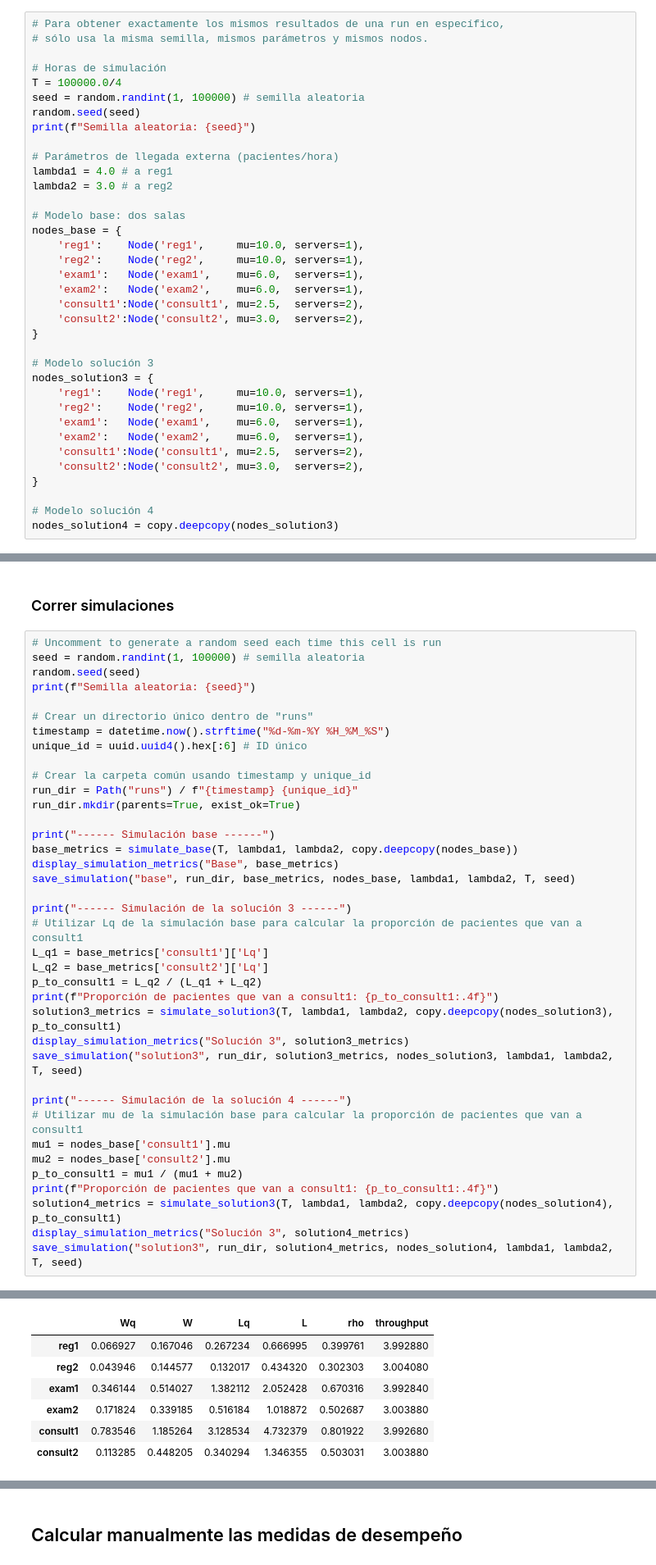
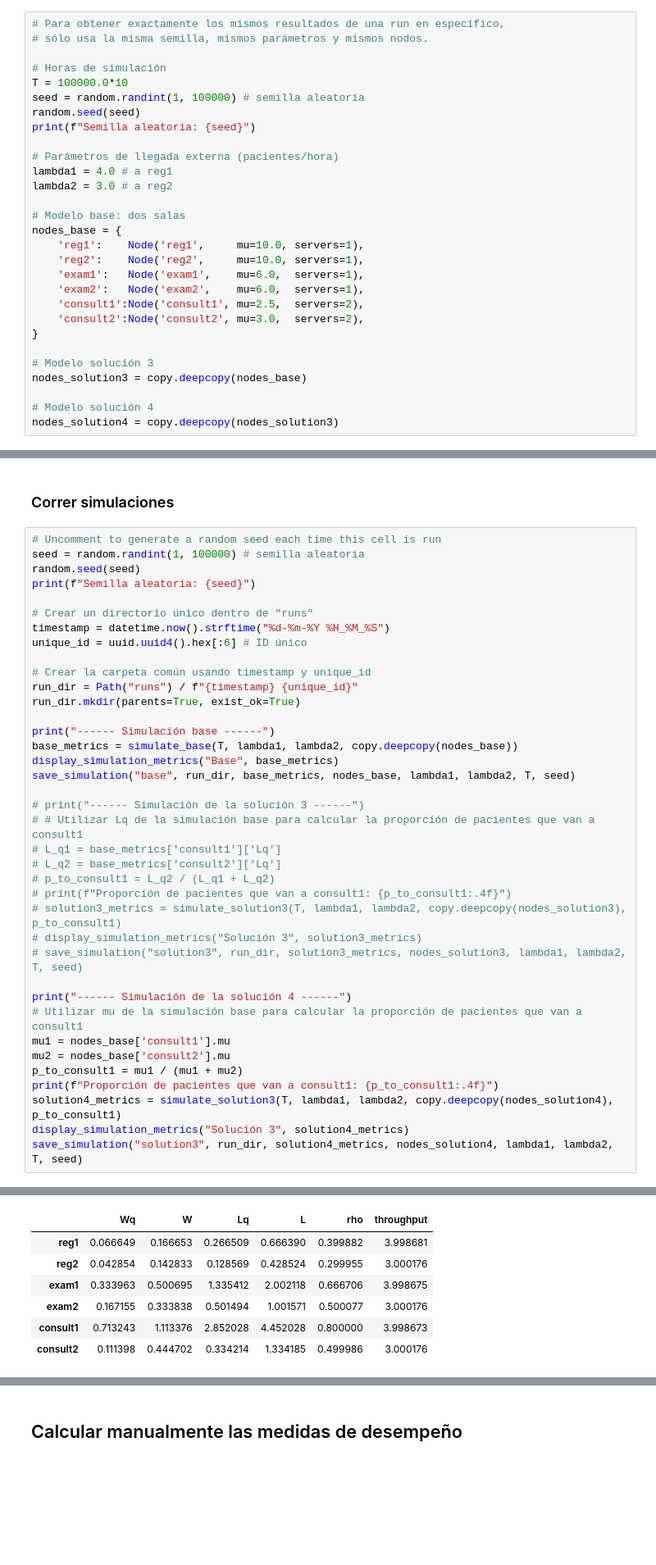
Before and after one commit to AlexisAndradeDev/OperationsResearch_QueuingProject, a Jupyter notebook: IO_Queuing_Simulation.ipynb, the cells around one changed output, grey strips where cells are left out. Shown at 82% size. Saved outputs shown, nothing was run; the diff lists cells and outputs as text; blank space fills up the shorter version.

```diff
--- a/IO_Queuing_Simulation.ipynb
+++ b/IO_Queuing_Simulation.ipynb
@@ -436,7 +438,7 @@ def display_simulation_metrics(simulation_name: str, metrics: dict[str, dict[str
 # sólo usa la misma semilla, mismos parámetros y mismos nodos.
 
 # Horas de simulación
-T = 100000.0/4
+T = 100000.0*10
 seed = random.randint(1, 100000) # semilla aleatoria
 random.seed(seed)
 print(f"Semilla aleatoria: {seed}")
@@ -456,14 +458,7 @@ nodes_base = {
 }
 
 # Modelo solución 3
-nodes_solution3 = {
-    'reg1':    Node('reg1',     mu=10.0, servers=1),
-    'reg2':    Node('reg2',     mu=10.0, servers=1),
-    'exam1':   Node('exam1',    mu=6.0,  servers=1),
-    'exam2':   Node('exam2',    mu=6.0,  servers=1),
-    'consult1':Node('consult1', mu=2.5,  servers=2),
-    'consult2':Node('consult2', mu=3.0,  servers=2),
-}
+nodes_solution3 = copy.deepcopy(nodes_base)
 
 # Modelo solución 4
 nodes_solution4 = copy.deepcopy(nodes_solution3)
@@ -490,15 +485,15 @@ base_metrics = simulate_base(T, lambda1, lambda2, copy.deepcopy(nodes_base))
 display_simulation_metrics("Base", base_metrics)
 save_simulation("base", run_dir, base_metrics, nodes_base, lambda1, lambda2, T, seed)
 
-print("------ Simulación de la solución 3 ------")
-# Utilizar Lq de la simulación base para calcular la proporción de pacientes que van a consult1
-L_q1 = base_metrics['consult1']['Lq']
-L_q2 = base_metrics['consult2']['Lq']
-p_to_consult1 = L_q2 / (L_q1 + L_q2)
-print(f"Proporción de pacientes que van a consult1: {p_to_consult1:.4f}")
-solution3_metrics = simulate_solution3(T, lambda1, lambda2, copy.deepcopy(nodes_solution3), p_to_consult1)
-display_simulation_metrics("Solución 3", solution3_metrics)
-save_simulation("solution3", run_dir, solution3_metrics, nodes_solution3, lambda1, lambda2, T, seed)
+# print("------ Simulación de la solución 3 ------")
+# # Utilizar Lq de la simulación base para calcular la proporción de pacientes que van a consult1
+# L_q1 = base_metrics['consult1']['Lq']
+# L_q2 = base_metrics['consult2']['Lq']
+# p_to_consult1 = L_q2 / (L_q1 + L_q2)
+# print(f"Proporción de pacientes que van a consult1: {p_to_consult1:.4f}")
+# solution3_metrics = simulate_solution3(T, lambda1, lambda2, copy.deepcopy(nodes_solution3), p_to_consult1)
+# display_simulation_metrics("Solución 3", solution3_metrics)
+# save_simulation("solution3", run_dir, solution3_metrics, nodes_solution3, lambda1, lambda2, T, seed)
 
 print("------ Simulación de la solución 4 ------")
 # Utilizar mu de la simulación base para calcular la proporción de pacientes que van a consult1
@@ -514,9 +509,9 @@ Semilla aleatoria: 90844
 ------ Simulación base ------
 Resultados de la simulación: Base
 |  | Wq | W | Lq | L | rho | throughput |
-| reg1 | 0.066927 | 0.167046 | 0.267234 | 0.666995 | 0.399761 | 3.992880 |
-| reg2 | 0.043946 | 0.144577 | 0.132017 | 0.434320 | 0.302303 | 3.004080 |
-| exam1 | 0.346144 | 0.514027 | 1.382112 | 2.052428 | 0.670316 | 3.992840 |
-| exam2 | 0.171824 | 0.339185 | 0.516184 | 1.018872 | 0.502687 | 3.003880 |
-| consult1 | 0.783546 | 1.185264 | 3.128534 | 4.732379 | 0.801922 | 3.992680 |
-| consult2 | 0.113285 | 0.448205 | 0.340294 | 1.346355 | 0.503031 | 3.003880 |
+| reg1 | 0.066649 | 0.166653 | 0.266509 | 0.666390 | 0.399882 | 3.998681 |
+| reg2 | 0.042854 | 0.142833 | 0.128569 | 0.428524 | 0.299955 | 3.000176 |
+| exam1 | 0.333963 | 0.500695 | 1.335412 | 2.002118 | 0.666706 | 3.998675 |
+| exam2 | 0.167155 | 0.333838 | 0.501494 | 1.001571 | 0.500077 | 3.000176 |
+| consult1 | 0.713243 | 1.113376 | 2.852028 | 4.452028 | 0.800000 | 3.998673 |
+| consult2 | 0.111398 | 0.444702 | 0.334214 | 1.334185 | 0.499986 | 3.000176 |
```
Also changed, not shown: parts of 9 cells of this notebook.
